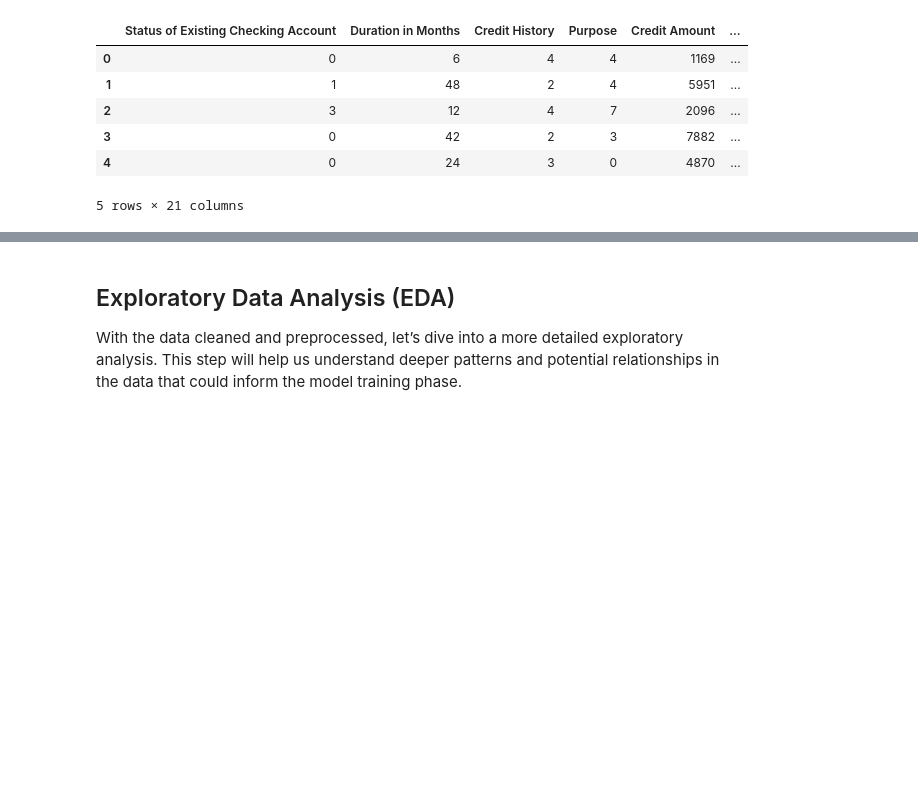
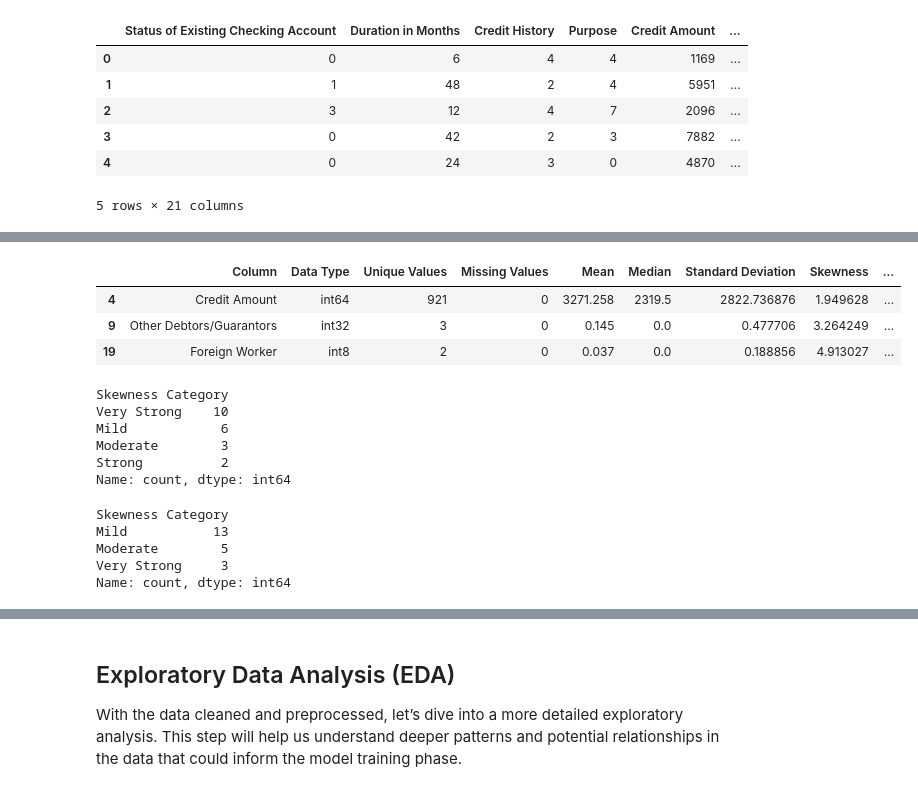
Before and after one commit to Enr1queRojas/Portfolio, a Jupyter notebook: clasic_models/notebooks/Credit_risk.ipynb, the cells around one changed output, grey strips where cells are left out. Cells and saved outputs as stored; diff of their text form; code cells hidden in the pictures; blank space fills up the shorter version.

```diff
--- a/clasic_models/notebooks/Credit_risk.ipynb
+++ b/clasic_models/notebooks/Credit_risk.ipynb
@@ -306,0 +362,4 @@ data.head()
+# %%
+
+summary_df = summarize_data(data)
+print(summary_df)
@@ -306,0 +384,18 @@ data.head()
+# %%
+kurtosis = summary_df[summary_df["Kurtosis"]>3]
+kurtosis
+# %% [output]
+|  | Column | Data Type | Unique Values | Missing Values | Mean | Median | Standard Deviation | Skewness | ... |
+| 4 | Credit Amount | int64 | 921 | 0 | 3271.258 | 2319.5 | 2822.736876 | 1.949628 | ... |
+| 9 | Other Debtors/Guarantors | int32 | 3 | 0 | 0.145 | 0.0 | 0.477706 | 3.264249 | ... |
+| 19 | Foreign Worker | int8 | 2 | 0 | 0.037 | 0.0 | 0.188856 | 4.913027 | ... |
+# %%
+summary_df['Skewness Category'] = summary_df['Skewness'].apply(categorize_skewness)
+summary_df['Skewness Category'].value_counts()
+# %% [output]
+Skewness Category
+Very Strong    10
+Mild            6
+Moderate        3
+Strong          2
+Name: count, dtype: int64
@@ -306,0 +430,10 @@ data.head()
+# %%
+summary_trans = summarize_data(data_trans)
+summary_trans['Skewness Category'] = summary_trans['Skewness'].apply(categorize_skewness)
+summary_trans['Skewness Category'].value_counts()
+# %% [output]
+Skewness Category
+Mild           13
+Moderate        5
+Very Strong     3
+Name: count, dtype: int64
```
Also changed, not shown: parts of 13 cells of this notebook.
